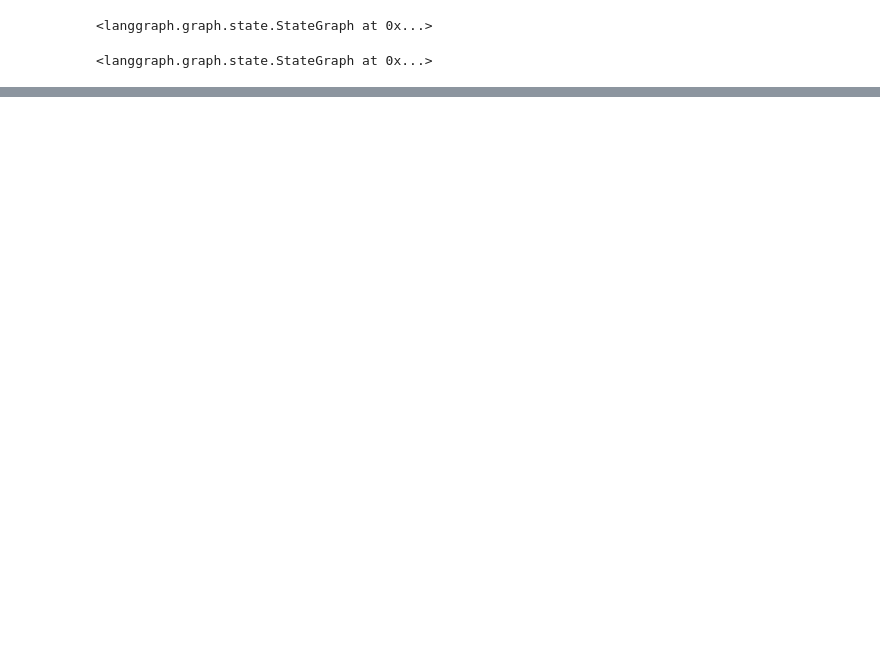
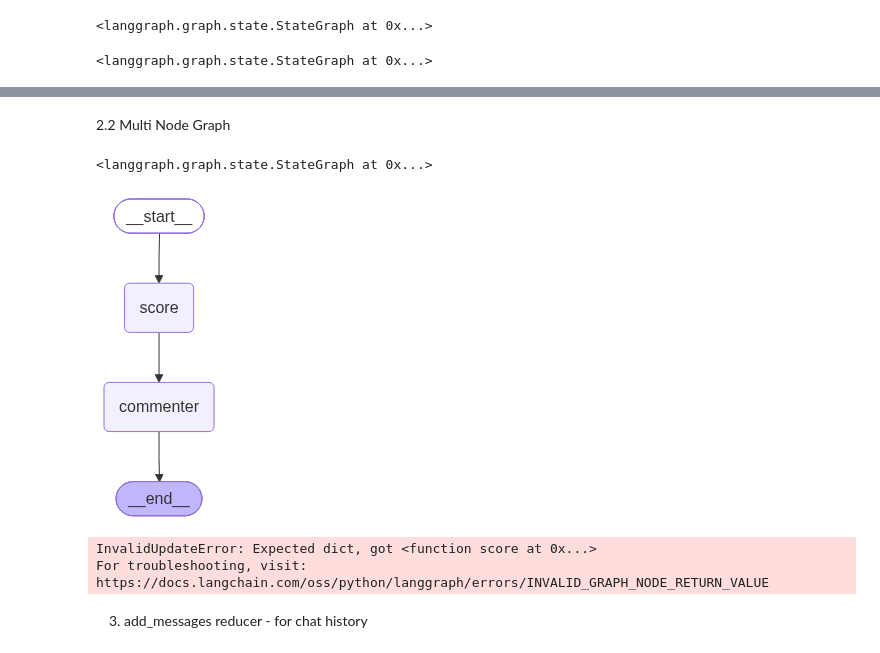
Before and after one commit to suhailmalik-tech/Agentic-AI, a Jupyter notebook: lang.ipynb, the cells around one changed output, grey strips where cells are left out. Saved outputs shown, nothing was run; the diff lists cells and outputs as text; code cells hidden in the pictures; blank space fills up the shorter version.

Commit message:
learnt about add_messages in langgraph

```diff
--- a/lang.ipynb
+++ b/lang.ipynb
@@ -86,0 +87,46 @@ AIMessage(content='I’m based on the GPT‑4 architecture, which is estimated t
+# %% [markdown]
+2.2 Multi Node Graph
+# %%
+from random import randint
+
+class ReviewState(BaseModel):
+    text: str = ""
+    score : int = 0
+    comments: str = ""
+
+
+def score(state:ReviewState) -> ReviewState:
+    state.score = randint(1, 10)
+    return score
+
+
+def commenter(state:ReviewState) -> ReviewState:
+    if state.score > 5:
+        state.comments = "Well Done"
+    else:
+        state.comments = "New Improvement"
+
+    return state
+
+
+
+graph = StateGraph(ReviewState)
+graph.add_node("score", score)
+graph.add_node("commenter", commenter)
+
+graph.add_edge(START, "score")
+graph.add_edge("score", "commenter")
+graph.add_edge("commenter", END)
+# %% [output]
+<langgraph.graph.state.StateGraph at 0x...>
+# %%
+final_graph = graph.compile()
+# %%
+final_graph
+# %% [output]
+[figure, added]
+# %%
+res = final_graph.invoke({})
+# %% [output]
+InvalidUpdateError: Expected dict, got <function score at 0x...>
+For troubleshooting, visit: https://docs.langchain.com/oss/python/langgraph/errors/INVALID_GRAPH_NODE_RETURN_VALUE
@@ -86,0 +135,2 @@ AIMessage(content='I’m based on the GPT‑4 architecture, which is estimated t
+# %% [markdown]
+3.  add_messages reducer - for chat history
```
Also changed, not shown: parts of 7 cells of this notebook.
